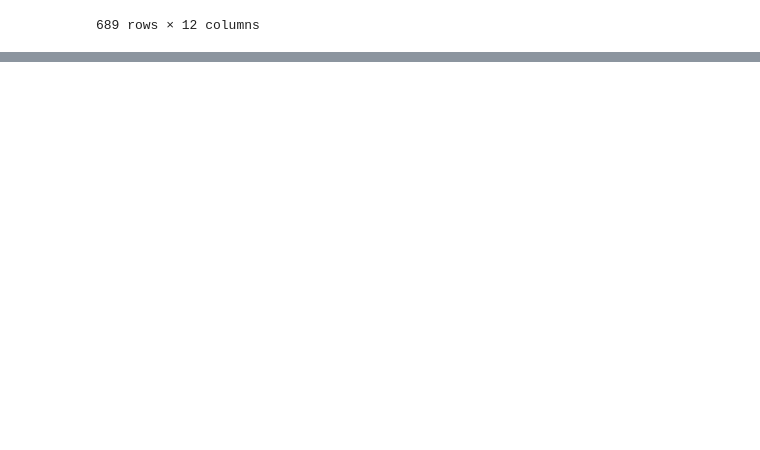
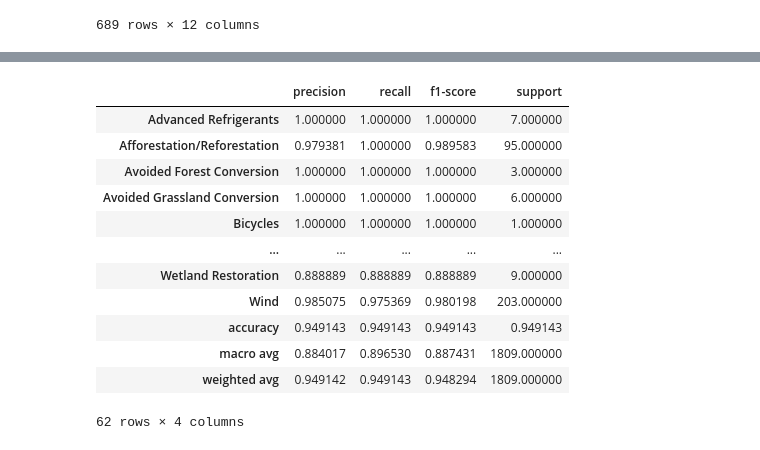
Before and after one commit to MaggieCorry/Capstone_Corry_Hoang_Tajnekar_Rong, a Jupyter notebook: Models/LR_with_Random_under_oversampling-59types_new.ipynb, the cells around one changed output, grey strips where cells are left out. Saved outputs shown, nothing was run; the diff lists cells and outputs as text; code cells hidden in the pictures; blank space fills up the shorter version.

```diff
--- a/Models/LR_with_Random_under_oversampling-59types_new.ipynb
+++ b/Models/LR_with_Random_under_oversampling-59types_new.ipynb
@@ -328,0 +331,3 @@ correct_predictions
+# %%
+# get the test dataset
+test_df = pd.read_csv("../data/final_test_dataset_w59types.csv")
@@ -328,0 +353,4 @@ correct_predictions
+# %%
+# Creating the Features and Label datasets for test dataset
+X_test_df = test_df.drop(columns=['project_type'])
+Y_test = test_df['project_type']
@@ -328,0 +363,31 @@ correct_predictions
+# %%
+X_test_transformed = preprocessor.transform(X_test)
+y_pred = model.predict(X_test_transformed)
+
+# Get the predicted probabilities for each class
+y_pred_proba = model.predict_proba(X_test_transformed)
+# Create a DataFrame for predictions and confidence
+predictions = pd.DataFrame(y_pred_proba, columns=model.classes_)
+
+# Evaluate the model and get the classification report
+report_test = classification_report(Y_test, y_pred, output_dict=True)
+
+# Convert the classification report to a DataFrame for a tabular format
+report_df_test = pd.DataFrame(report).transpose()
+
+# Display the classification report table
+report_df_test
+# %% [output]
+|  | precision | recall | f1-score | support |
+| Advanced Refrigerants | 1.000000 | 1.000000 | 1.000000 | 7.000000 |
+| Afforestation/Reforestation | 0.979381 | 1.000000 | 0.989583 | 95.000000 |
+| Avoided Forest Conversion | 1.000000 | 1.000000 | 1.000000 | 3.000000 |
+| Avoided Grassland Conversion | 1.000000 | 1.000000 | 1.000000 | 6.000000 |
+| Bicycles | 1.000000 | 1.000000 | 1.000000 | 1.000000 |
+| ... | ... | ... | ... | ... |
+| Wetland Restoration | 0.888889 | 0.888889 | 0.888889 | 9.000000 |
+| Wind | 0.985075 | 0.975369 | 0.980198 | 203.000000 |
+| accuracy | 0.949143 | 0.949143 | 0.949143 | 0.949143 |
+| macro avg | 0.884017 | 0.896530 | 0.887431 | 1809.000000 |
+| weighted avg | 0.949142 | 0.949143 | 0.948294 | 1809.000000 |
+62 rows × 4 columns
```
Also changed, not shown: parts of 7 cells of this notebook.
